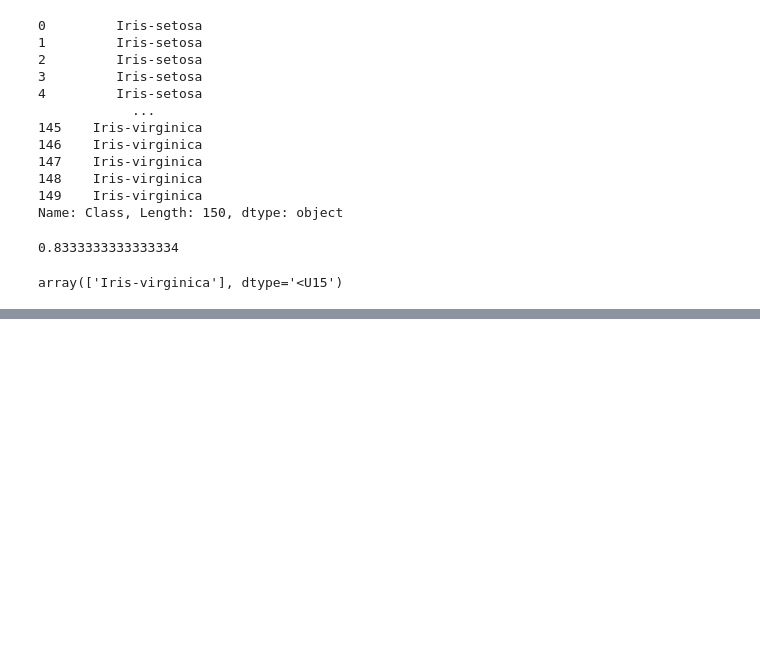
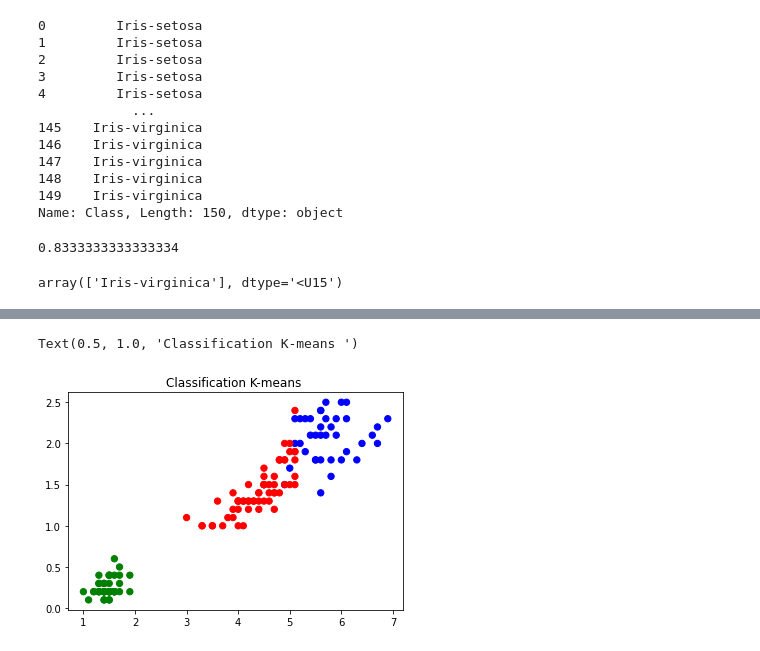
Before and after one commit to IntanAmelia/datamining, a Jupyter notebook: _sources/Tugas.ipynb, the cells around one changed output, grey strips where cells are left out. Cells and saved outputs as stored; diff of their text form; code cells hidden in the pictures; blank space fills up the shorter version.

```diff
--- a/_sources/Tugas.ipynb
+++ b/_sources/Tugas.ipynb
@@ -359,0 +417,2 @@ array(['Iris-virginica'], dtype='<U15')
+# %%
+x.columns=['Sepal_Length','Sepal_width','Petal_Length','Petal_width']
@@ -359,0 +455,4 @@ array(['Iris-virginica'], dtype='<U15')
+# %%
+model=KMeans(n_clusters=3)
+# %%
+model.fit(x)
@@ -359,0 +486,8 @@ array(['Iris-virginica'], dtype='<U15')
+# %%
+colormap=np.array(['Red','green','blue'])
+# %%
+plt.scatter(x.Petal_Length, x.Petal_width,c=colormap[model.labels_],s=40)
+plt.title('Classification K-means ')
+# %% [output]
+Text(0.5, 1.0, 'Classification K-means ')
+[figure, added]
```
Also changed, not shown: parts of 15 cells of this notebook, 5 other files.
